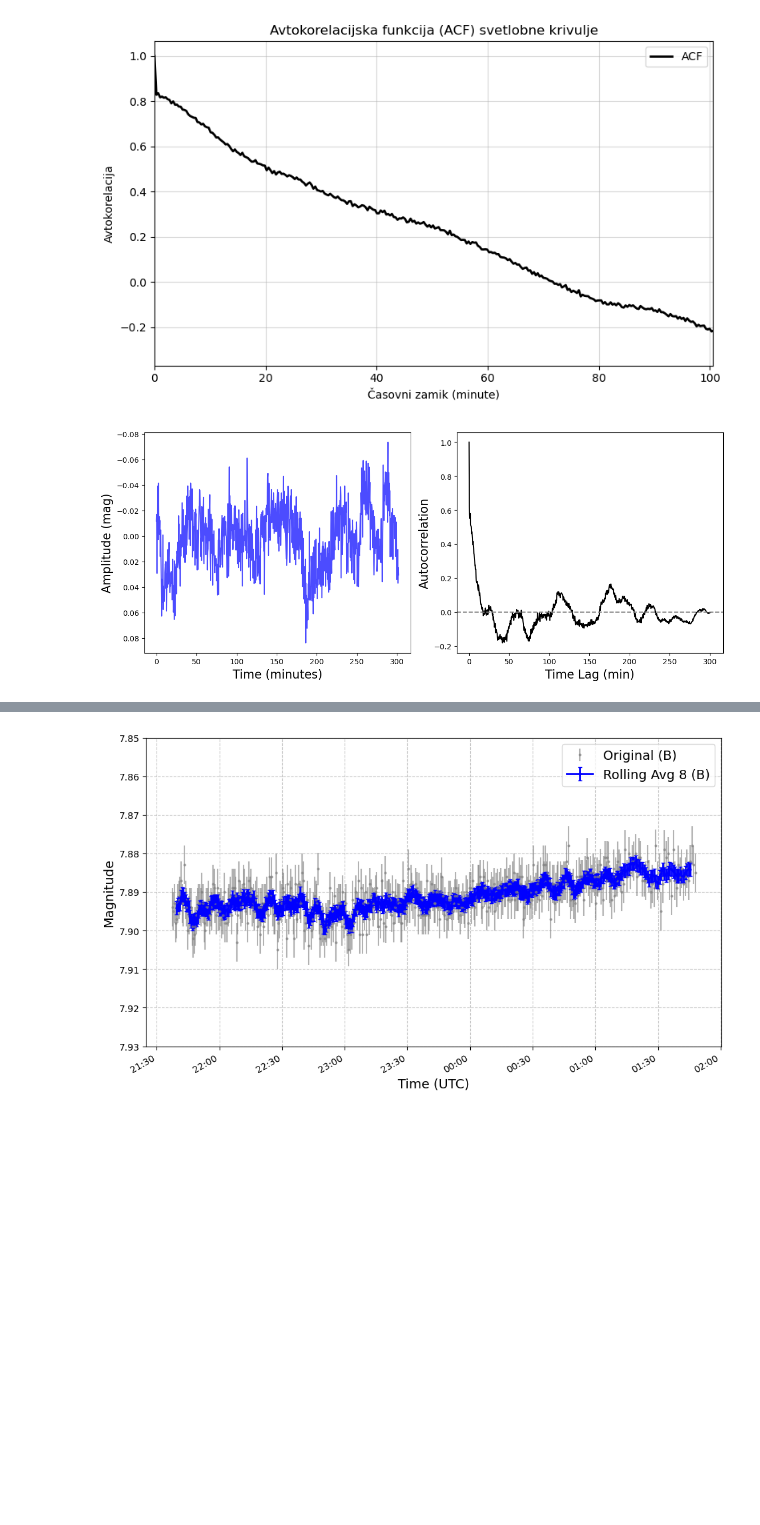
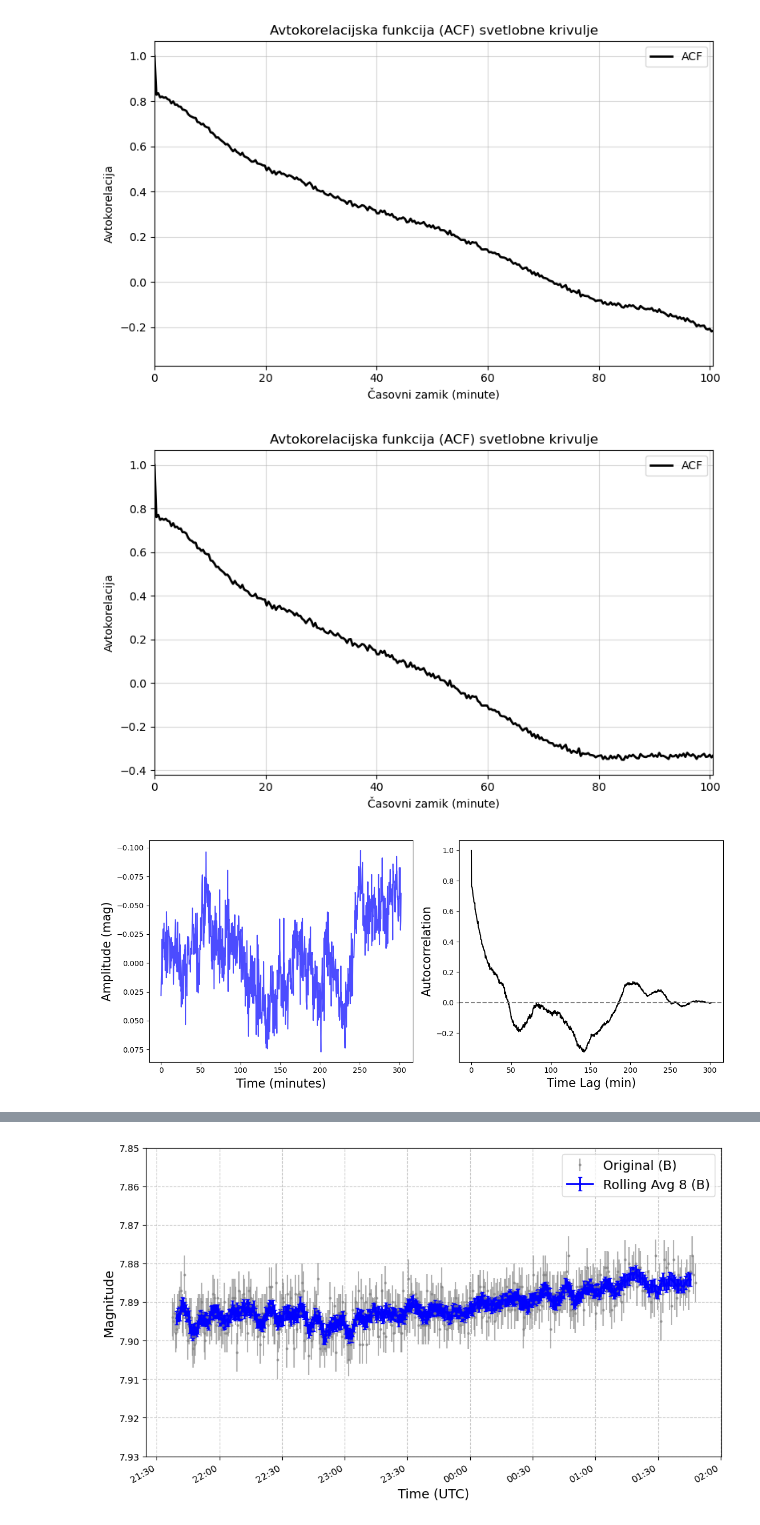
Before and after one commit to Gue5Who/Faks, a Jupyter notebook: Astrofizikalni_praktikum/ACF_analiza/avtokorelacijska_func.ipynb, the cells around one changed output, grey strips where cells are left out. Drawn from its saved outputs; the diff is of its cells as text; code cells hidden in the pictures; blank space fills up the shorter version.

```diff
--- a/Astrofizikalni_praktikum/ACF_analiza/avtokorelacijska_func.ipynb
+++ b/Astrofizikalni_praktikum/ACF_analiza/avtokorelacijska_func.ipynb
@@ -165,6 +165,50 @@ plt.tight_layout()
 plt.show()
 # %% [output]
 [figure]
+# %%
+# 1. Priprava podatkov
+# Vzamemo samo podatke, kjer rolling average ni NaN
+valid_data = mira_df.dropna(subset=['DIFF_MAG']).copy()
+
+# Čas pretvorimo v sekunde od začetka opazovanja
+t_sec = (valid_data['URE'] - valid_data['URE'].iloc[0]).dt.total_seconds().values
+mag = valid_data['DIFF_MAG'].values
+
+# Za ACF moramo signal centrirati okoli 0 (odštejemo povprečje)
+mag_anom = signal.detrend(mag, type='linear')
+
+# 2. Izračun Avtokorelacijske funkcije (ACF)
+# Uporabimo numpy.correlate. 'full' vrne korelacije za vse možne zamike
+acf_full = np.correlate(mag_anom, mag_anom, mode='full')
+
+# Zanimajo nas samo pozitivni zamiki (druga polovica niza)
+acf = acf_full[len(acf_full)//2:]
+
+# Normiramo ACF tako, da je maksimalna korelacija (pri zamiku 0) enaka 1
+acf = acf / acf[0]
+acf_mira = acf
+
+# Določimo časovne zamike (lags) v sekundah in minutah
+# Predpostavimo povprečen razmik med posnetki (ekspozicija + readout)
+dt_mean = np.median(np.diff(t_sec))
+lags_sec = np.arange(len(acf)) * dt_mean
+lags_min = lags_sec / 60.0
+lags_min_mira = lags_min
+
+# 5. Izris ACF grafa
+plt.figure(figsize=(8, 5))
+plt.plot(lags_min, acf, 'k-', linewidth=2, label='ACF')
+#plt.axhline(y=np.exp(-1), color='r', linestyle='--', label='1/e (~0.368)')
+plt.xlabel('Časovni zamik (minute)')
+plt.ylabel('Avtokorelacija')
+plt.title('Avtokorelacijska funkcija (ACF) svetlobne krivulje')
+plt.legend()
+plt.grid(True, alpha=0.5)
+plt.xlim(0, max(lags_min)/3) # Pokažemo samo prvo tretjino zamikov za lažje branje
+plt.tight_layout()
+plt.show()
+# %% [output]
+[figure, added]
 # %%
 def simulate_drw_lightcurve(t_sec, tau, sigma_signal, sigma_noise):
     """
@@ -230,7 +274,7 @@ plt.ylabel('Autocorrelation', fontsize=16) # <--- Dodana Y os
 plt.tight_layout()
 plt.show()
 # %% [output]
-[figure, old version]
+[figure, new version]
 # %%
 from scipy.optimize import curve_fit
 
```
Also changed, not shown: parts of 5 cells of this notebook, 4 other files.
